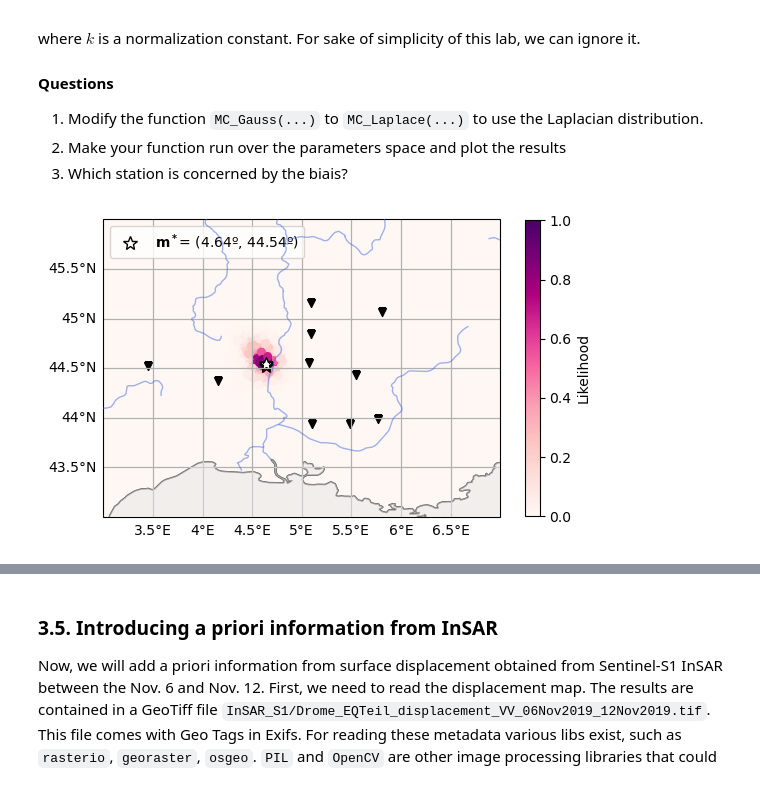
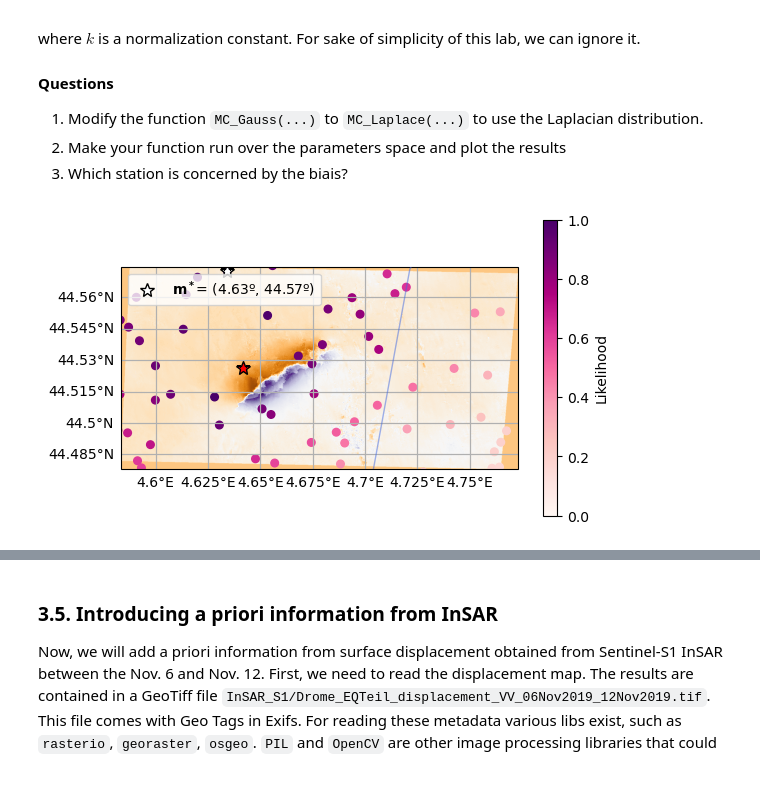
Before and after one commit to leonard-seydoux/earth-data-science, a Jupyter notebook: labs/2_epicenter/epicenter.ipynb, the cells around one changed output, grey strips where cells are left out. Saved outputs shown, nothing was run; the diff lists cells and outputs as text; code cells hidden in the pictures.

```diff
--- a/labs/2_epicenter/epicenter_solution.ipynb
+++ b/labs/2_epicenter/epicenter.ipynb
@@ -459,28 +462,33 @@ where $k$ is a normalization constant. For sake of simplicity of this lab, we ca
 # %%
 extent = [3, 7, 43, 46]
 
 latitudes, longitudes, likelihood = solver.monte_carlo_laplacian(
     stream, shots=40000, uncertainty=6, wavespeed=4, extent=extent
 )
 
 
 # Plot the likelihood
 ax = solver.basemap(extent=extent, stream=stream, event=event)
 
 # Plot likelihood
 img = ax.scatter(longitudes, latitudes, c=likelihood, cmap="RdPu", s=30)
 plt.colorbar(img, ax=ax, label="Likelihood", shrink=0.8)
 
 # Plot the epicenter
 index_max = np.argmax(likelihood)
 label = rf"$\bf m^*$= ({longitudes[index_max]:.2f}º, {latitudes[index_max]:.2f}º)"
 plt.plot(longitudes[index_max], latitudes[index_max], "k*", label=label, mfc="w", ms=10)
 ax.legend(loc="upper left")
 
+# Add image to axes
+show(image, ax=ax, cmap="PuOr")
+ax.set_extent([image.bounds.left, image.bounds.right, image.bounds.bottom, image.bounds.top])
+# print(dir(image.bounds))
+
 # Show
 plt.show()
 # %% [output]
-[figure, old version]
+[figure, new version]
 # %%
 # Calcate residuals
 t_observed = np.array([trace.stats.onset for trace in stream])
```
Also changed, not shown: parts of 6 cells of this notebook, 3 other files.
